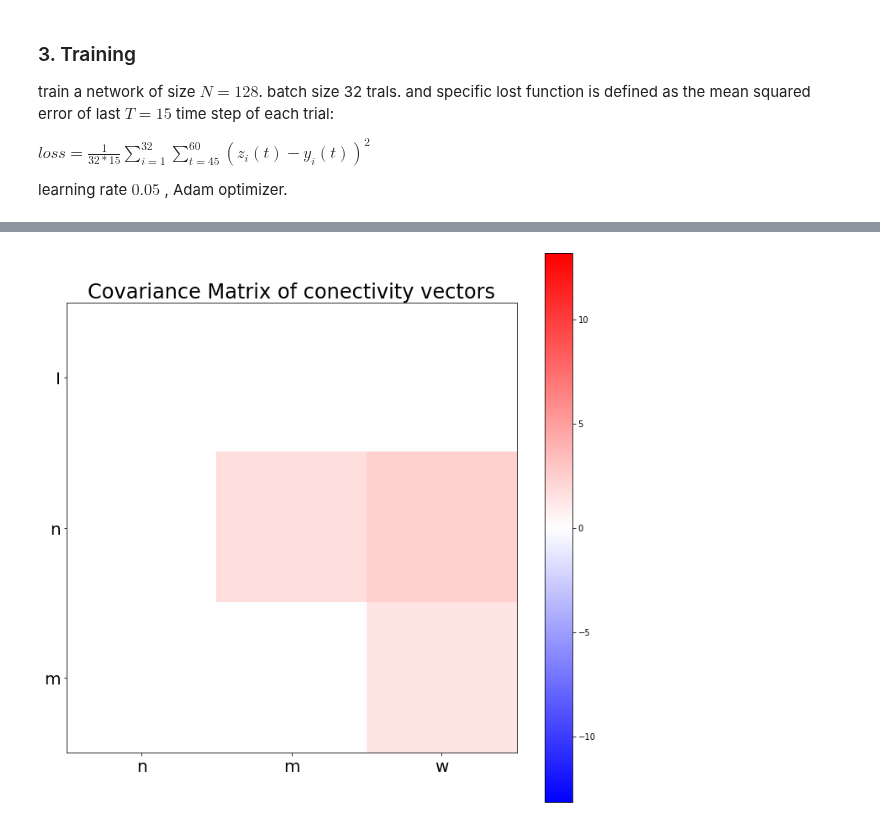
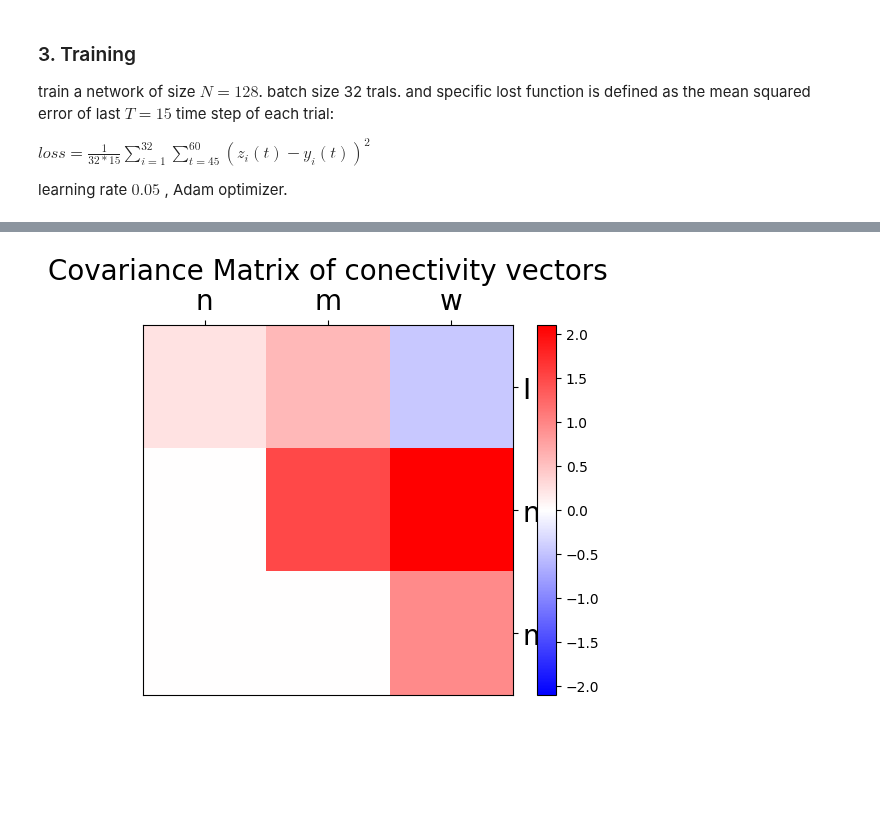
Before and after one commit to Erfan7bt/MHBF, a Jupyter notebook: Projects/DM.ipynb, the cells around one changed output, grey strips where cells are left out. Saved outputs shown, nothing was run; the diff lists cells and outputs as text; code cells hidden in the pictures; blank space fills up the shorter version.

```diff
--- a/Projects/DM.ipynb
+++ b/Projects/DM.ipynb
@@ -166,12 +166,12 @@ class RNN(nn.Module):
             self.x0.zero_()
             self.wi.normal_(std=1)
 
-        #orthogonalize m and wi
-            m=self.m.detach().numpy()
-            wi=self.wi.detach().numpy()
-            wi= wi - np.dot(m, wi) * m / np.dot(m, m)
-            wi= wi / la.norm(wi)
-            self.wi=torch.tensor(wi, dtype=torch.float32)
+        # #orthogonalize m and wi
+        #     m=self.m.detach().numpy()
+        #     wi=self.wi.detach().numpy()
+        #     wi= wi - np.dot(m, wi) * m / np.dot(m, m)
+        #     wi= wi / la.norm(wi)
+        #     self.wi=torch.tensor(wi, dtype=torch.float32)
 
     def forward(self, u,visible_activity=False):
         input_len=u.size(1)
@@ -195,7 +195,7 @@ class RNN(nn.Module):
 
             x = x + delta_x
             if visible_activity:
-                unit_activity[:,i,:] = x
+                unit_activity[:,i+1,:] = x
 
             output = torch.matmul(self.activation(x), self.w) / self.network_size
             z[:, i] = output
@@ -261,9 +261,9 @@ def train(dataloader, model, loss_fn, optimizer, T=15):
         loss, current = loss.item(), (batch + 1) * len(X)
         print(f"loss: {loss:>7f}  [{current:>5d}/{size:>5d}]")
 # %%
-d_dataset = DecisionDataset(2000)
+d_dataset = DecisionDataset(1000)
 train_dataloader = DataLoader(d_dataset, batch_size=1)
-# model = RNN(128)
+model = RNN(128)
 learning_rate = 5e-3
 T=15
 # model = RNN(128)
@@ -328,38 +355,58 @@ n=model.n.detach().numpy()
 wi=model.wi.detach().numpy()
 w=model.w.detach().numpy()
 network_size=model.network_size
-m=-m
-n=-n
+# m=-m
+# n=-n
 vectors = [wi, n, m, w]
 
 cov_matrix=np.cov(vectors)
-bound = np.max((np.abs(np.min(cov_matrix)), np.abs(np.max(cov_matrix))))
 
 cov_matrix=np.triu(cov_matrix,1)
 cov_matrix=cov_matrix[0:3,1:4]
+bound = np.max((np.abs(np.min(cov_matrix)), np.abs(np.max(cov_matrix))))
+
 print(cov_matrix)
 
-plt.figure(figsize=(12,12))
-plt.title('Covariance Matrix of conectivity vectors', fontsize=24)
+plt.figure()
+ax=plt.gca()
+ax.yaxis.tick_right()
+ax.xaxis.tick_top()
+plt.title('Covariance Matrix of conectivity vectors', fontsize=20)
 plt.imshow(cov_matrix,cmap= "bwr", vmin=-bound, vmax=bound)
+ax.set_aspect('equal','box')
 plt.xticks(np.arange(0, 3, step=1), ['n', 'm', 'w'], fontsize=20)
 plt.yticks(np.arange(0, 3, step=1), ['I','n', 'm'], fontsize=20)
 plt.colorbar()
 
-plt.figure(figsize=(18,12))
+fig, ax = plt.subplots(1, 2, figsize=(15, 5))
 
-plt.subplot(1,2,1)
-plt.scatter(m, n, s=5)
-plt.xlabel('m', fontsize=16)
-plt.ylabel('n', fontsize=16)
-ax = plt.gca()
-ax.set_aspect('equal', adjustable='box')
-plt.draw()
-plt.subplot(1,2,2)
-plt.scatter(n, wi, s=5)
-plt.xlabel('n', fontsize=16)
-plt.ylabel('I', fontsize=16)
-ax = plt.gca()
-ax.set_aspect('equal', adjustable='box')
-plt.draw()
+fig.suptitle('Connectivity Vectors projection', fontsize=20)
+# plt.suptitle('Connectivity Vectors projection', fontsize=20)
+ax[0].set_title('m and n', fontsize=16)
+ax[0].scatter(m, n,s=10, c= 'lightslategray')
+ax[0].set_xlabel('m', fontsize=14)
+ax[0].set_ylabel('n', fontsize=14)
+
+ax[0].spines['left'].set_position('center')
+ax[0].spines['bottom'].set_position('center')
+# Eliminate upper and right axes
+ax[0].spines['right'].set_color('none')
+ax[0].spines['top'].set_color('none')
+# Show ticks in the left and lower axes only
+ax[0].xaxis.set_ticks_position('bottom')
+ax[0].yaxis.set_ticks_position('left')
+
+ax[1].set_title('n and I', fontsize=16)
+ax[1].scatter(n, wi, s=10, c= 'lightslategray')
+ax[1].set_xlabel('n', fontsize=14)
+ax[1].set_ylabel('I', fontsize=14)
+
+ax[1].spines['left'].set_position('center')
+ax[1].spines['bottom'].set_position('center')
+# Eliminate upper and right axes
+ax[1].spines['right'].set_color('none')
+ax[1].spines['top'].set_color('none')
+# Show ticks in the left and lower axes only
+ax[1].xaxis.set_ticks_position('bottom')
+ax[1].yaxis.set_ticks_position('left')
 # %% [output]
@@ -369 +416 @@ plt.draw()
-[figure, old version]
+[figure, new version]
```
Also changed, not shown: parts of 6 cells of this notebook.
